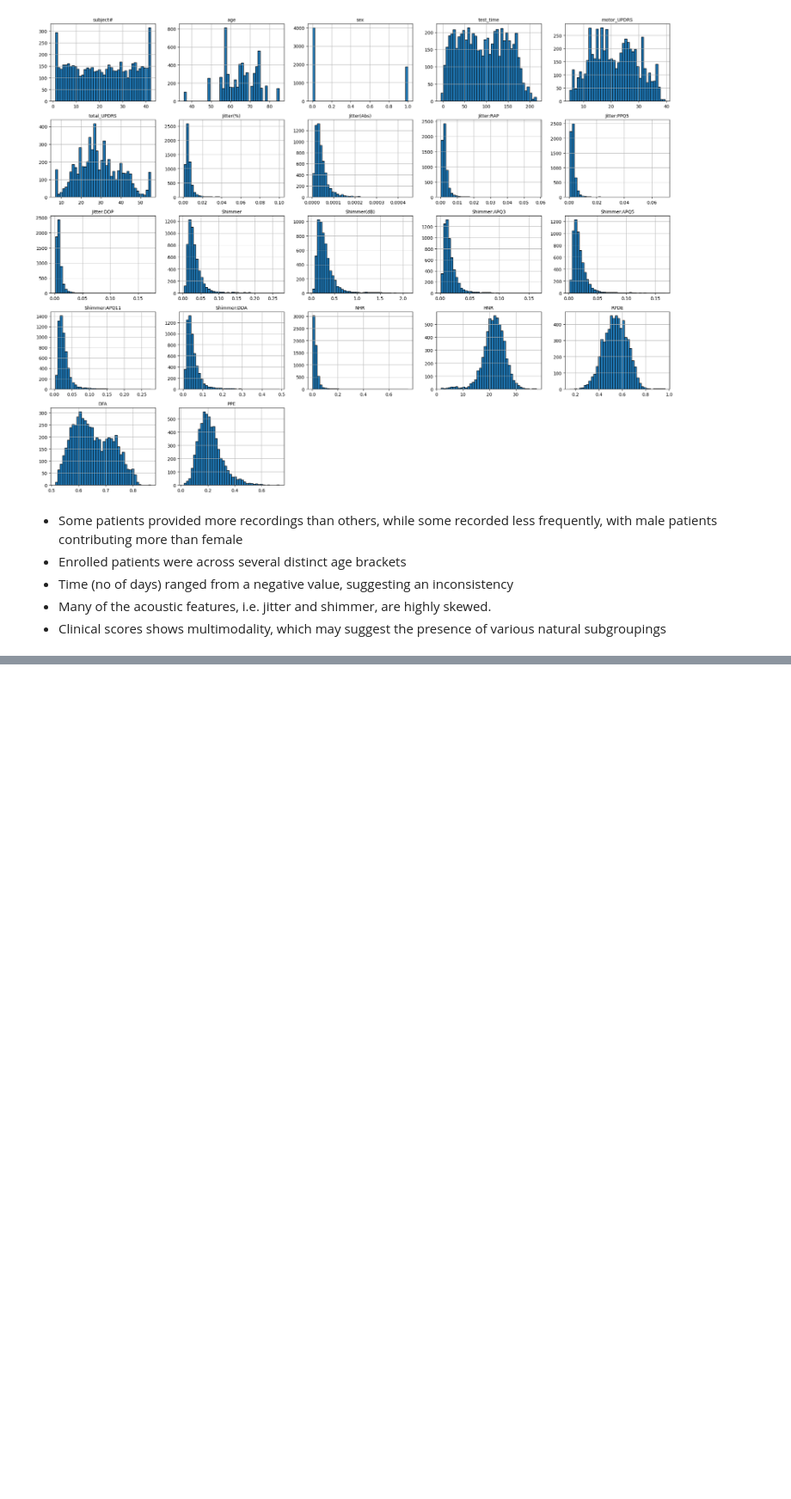
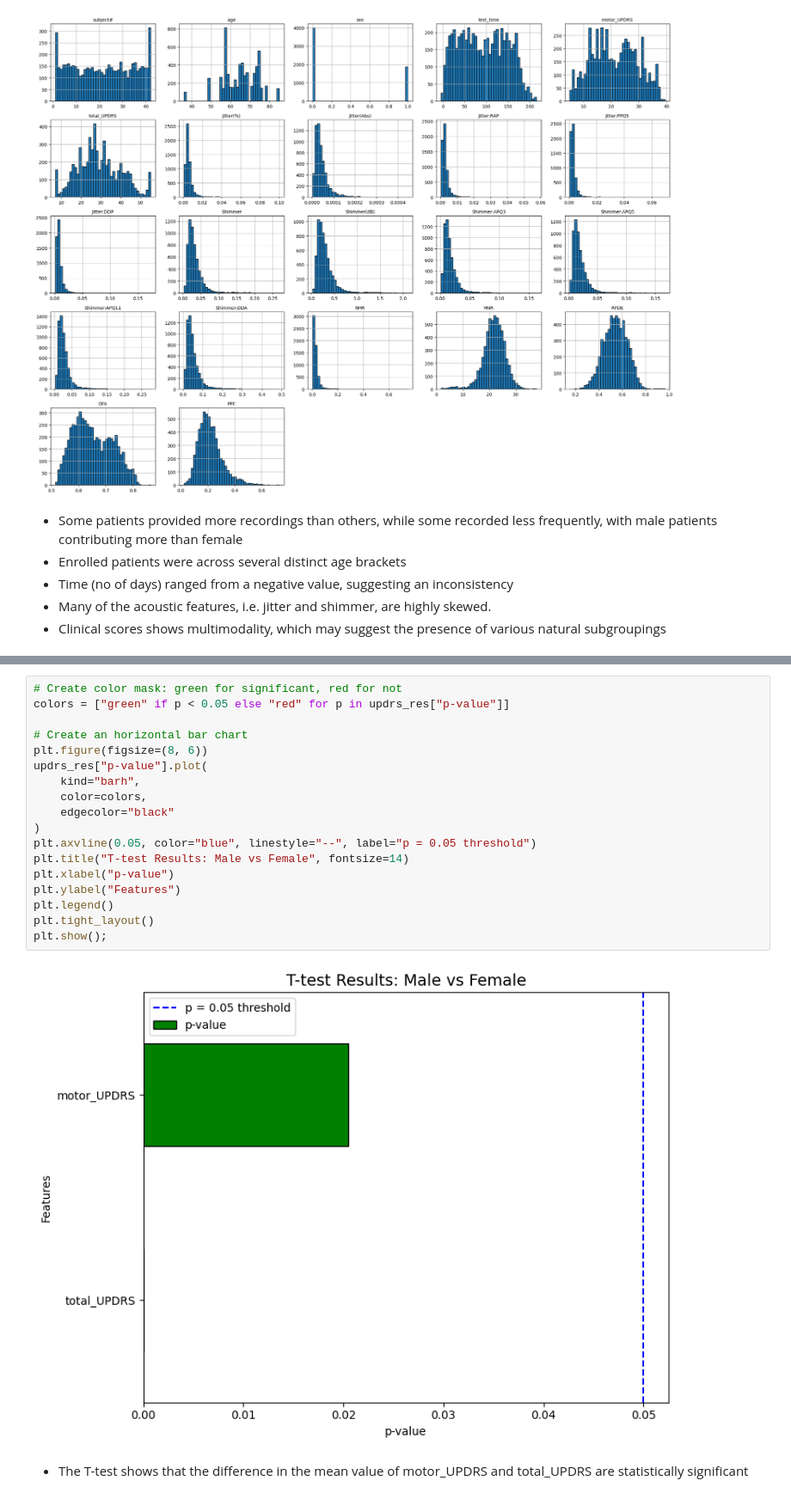
Before and after one commit to Vhickyem/Parkinson-s-Disease-Telemonitoring---Clustering-Analysis, a Jupyter notebook: Code.ipynb, the cells around one changed output, grey strips where cells are left out. Shown at 86% size. Cells and saved outputs as stored; diff of their text form; blank space fills up the shorter version.

```diff
--- a/Code.ipynb
+++ b/Code.ipynb
@@ -92,0 +161,22 @@ plt.show();
+# %%
+# Create color mask: green for significant, red for not
+colors = ["green" if p < 0.05 else "red" for p in updrs_res["p-value"]]
+
+# Create an horizontal bar chart
+plt.figure(figsize=(8, 6))
+updrs_res["p-value"].plot(
+    kind="barh",
+    color=colors,
+    edgecolor="black"
+)
+plt.axvline(0.05, color="blue", linestyle="--", label="p = 0.05 threshold")
+plt.title("T-test Results: Male vs Female", fontsize=14)
+plt.xlabel("p-value")
+plt.ylabel("Features")
+plt.legend()
+plt.tight_layout()
+plt.show();
+# %% [output]
+[figure, added]
+# %% [markdown]
+* The T-test shows that the difference in the mean value of motor_UPDRS and total_UPDRS are statistically significant
```
Also changed, not shown: parts of 37 cells of this notebook.
